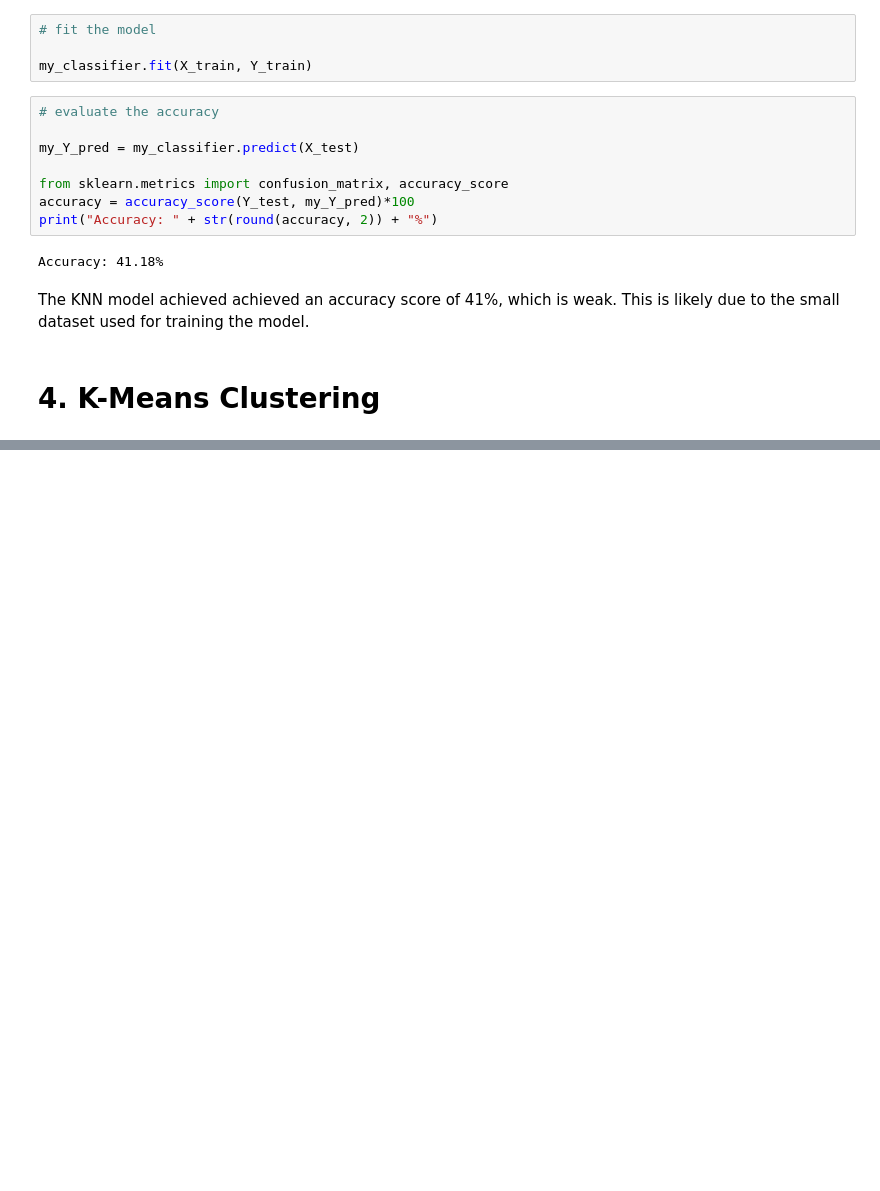
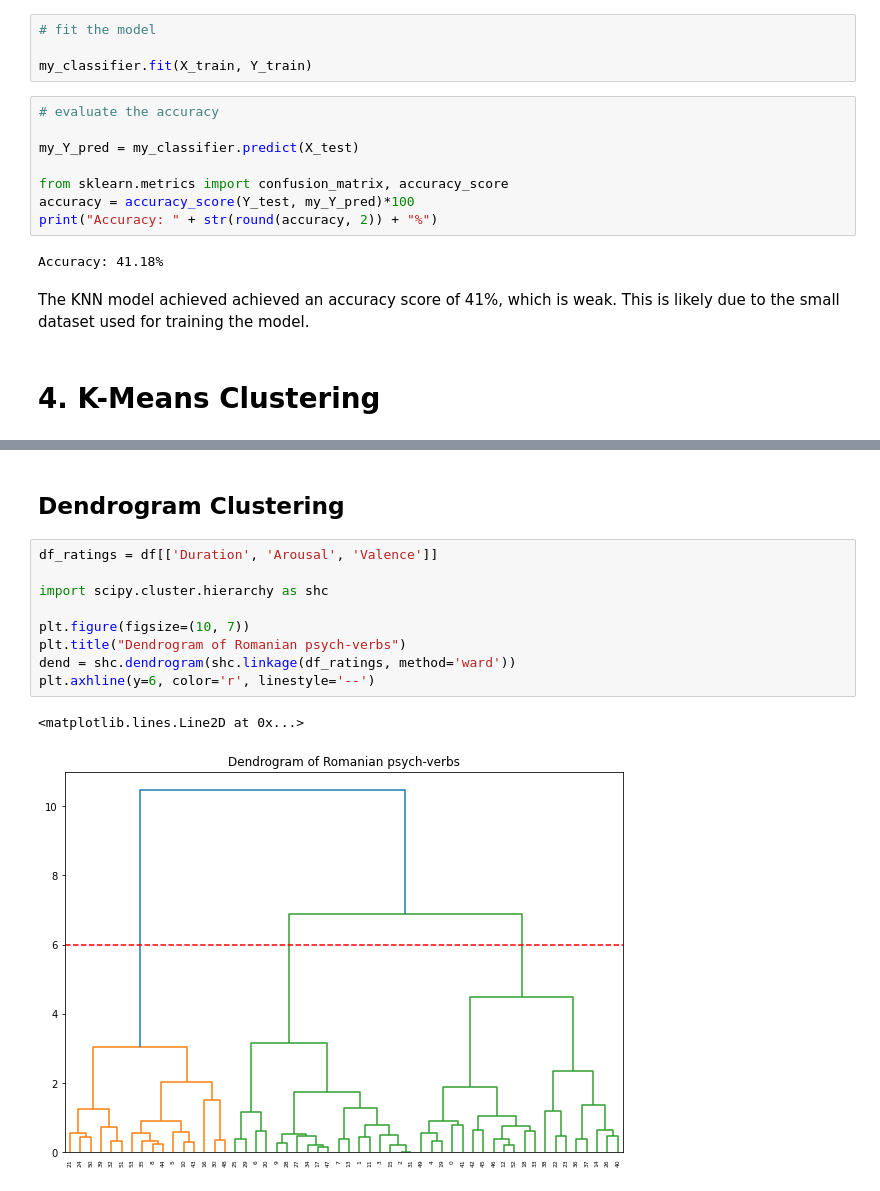
Before and after one commit to lorenanda/psych-verbs, a Jupyter notebook: psych-verbs.ipynb, the cells around one changed output, grey strips where cells are left out. Cells and saved outputs as stored; diff of their text form; blank space fills up the shorter version.

```diff
--- a/psych-verbs.ipynb
+++ b/psych-verbs.ipynb
@@ -472,0 +525,14 @@ The data analysis revealed semantic differences between psych-verbs in terms of
+# %% [markdown]
+## Dendrogram Clustering
+# %%
+df_ratings = df[['Duration', 'Arousal', 'Valence']]
+
+import scipy.cluster.hierarchy as shc
+
+plt.figure(figsize=(10, 7))
+plt.title("Dendrogram of Romanian psych-verbs")
+dend = shc.dendrogram(shc.linkage(df_ratings, method='ward'))
+plt.axhline(y=6, color='r', linestyle='--')
+# %% [output]
+<matplotlib.lines.Line2D at 0x...>
+[figure, added]
```
Also changed, not shown: parts of 8 cells of this notebook.
